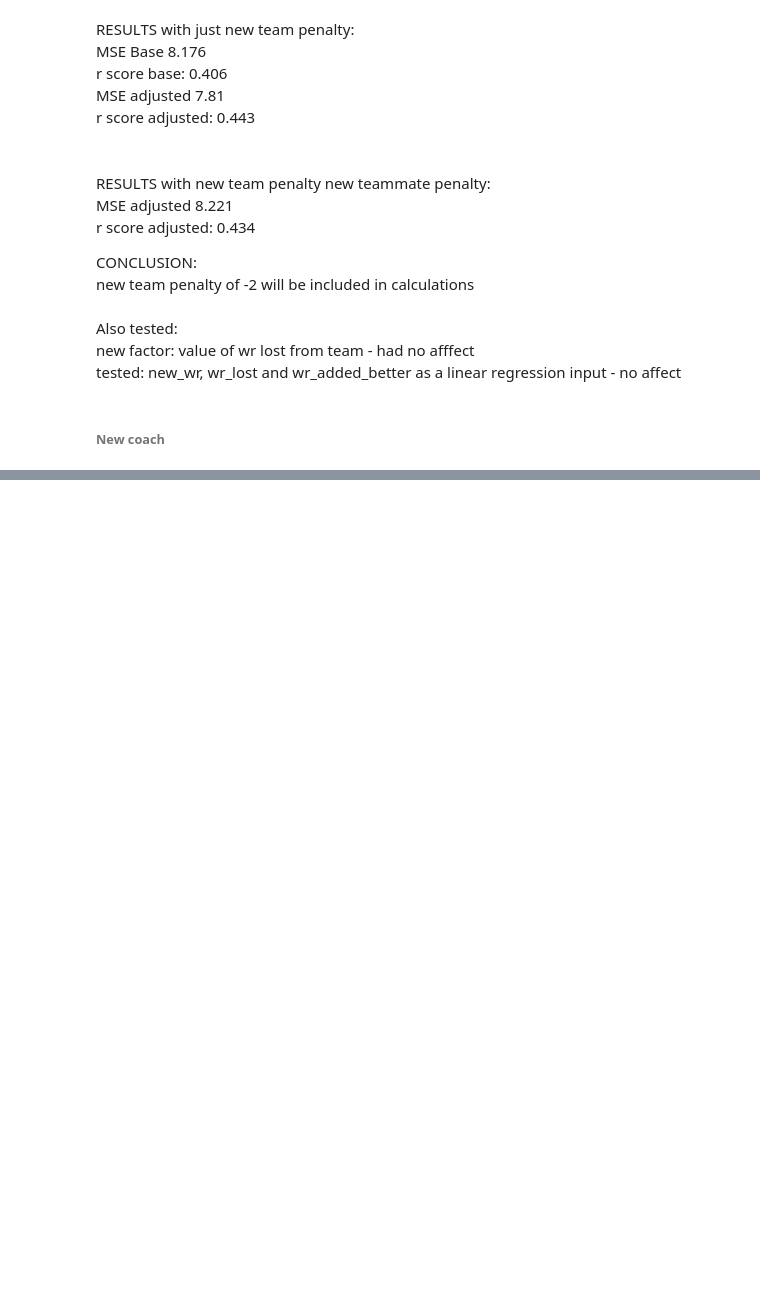
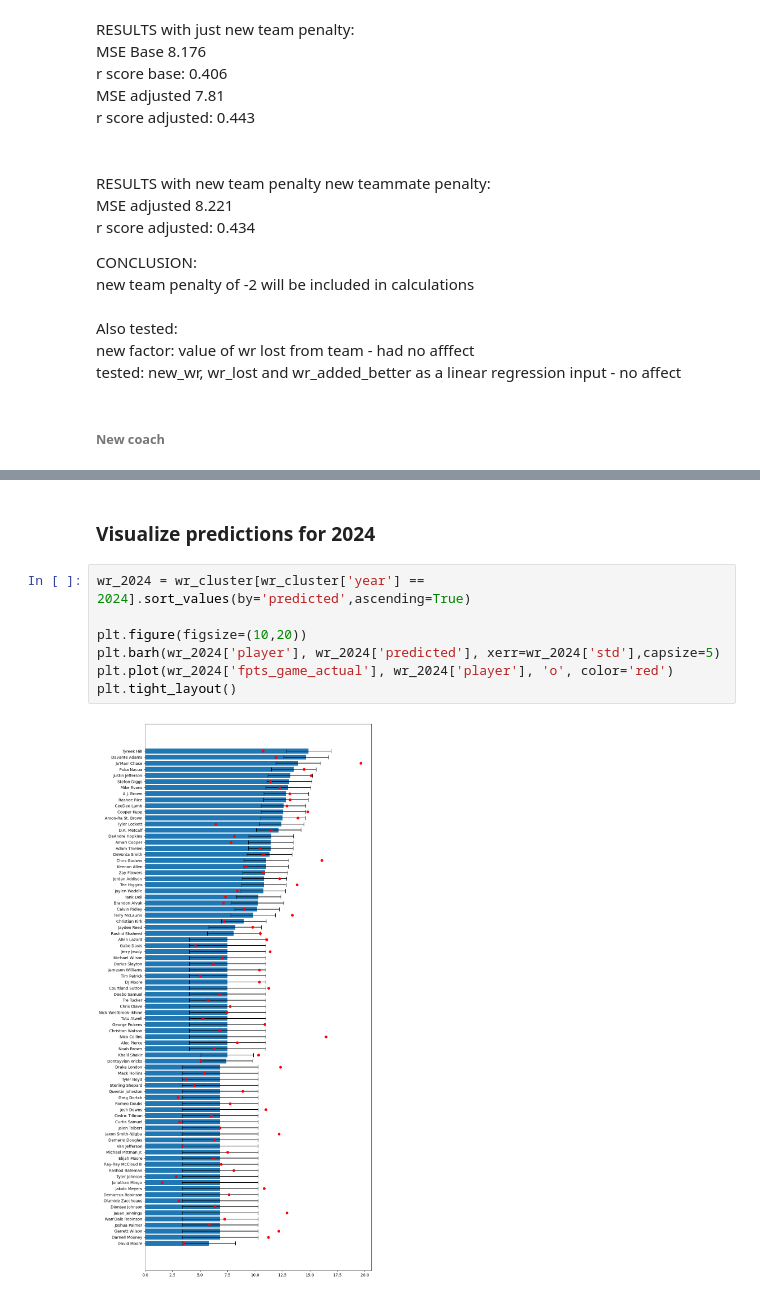
Before and after one commit to cow228/CWilliams_Project_Portfolio, a Jupyter notebook: Football/Yearly_FF_prediction.ipynb, the cells around one changed output, grey strips where cells are left out. Saved outputs shown, nothing was run; the diff lists cells and outputs as text; blank space fills up the shorter version.

```diff
--- a/Football/Yearly_FF_prediction.ipynb
+++ b/Football/Yearly_FF_prediction.ipynb
@@ -501,0 +802,11 @@ tested: new_wr, wr_lost and wr_added_better as a linear regression input - no af
+# %% [markdown]
+### Visualize predictions for 2024
+# %%
+wr_2024 = wr_cluster[wr_cluster['year'] == 2024].sort_values(by='predicted',ascending=True)
+
+plt.figure(figsize=(10,20))
+plt.barh(wr_2024['player'], wr_2024['predicted'], xerr=wr_2024['std'],capsize=5)
+plt.plot(wr_2024['fpts_game_actual'], wr_2024['player'], 'o', color='red')
+plt.tight_layout()
+# %% [output]
+[figure, added]
```
Also changed, not shown: parts of 14 cells of this notebook.
